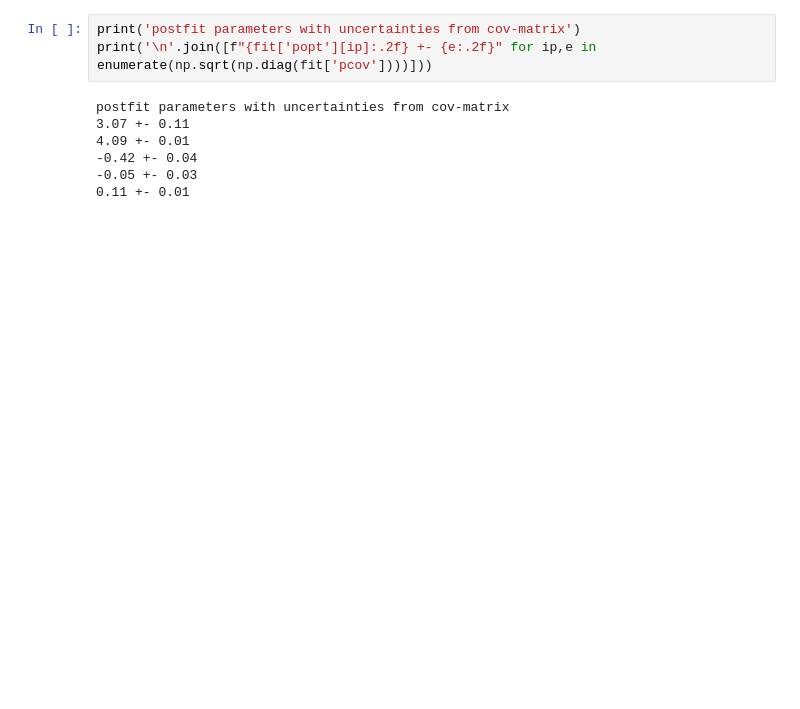
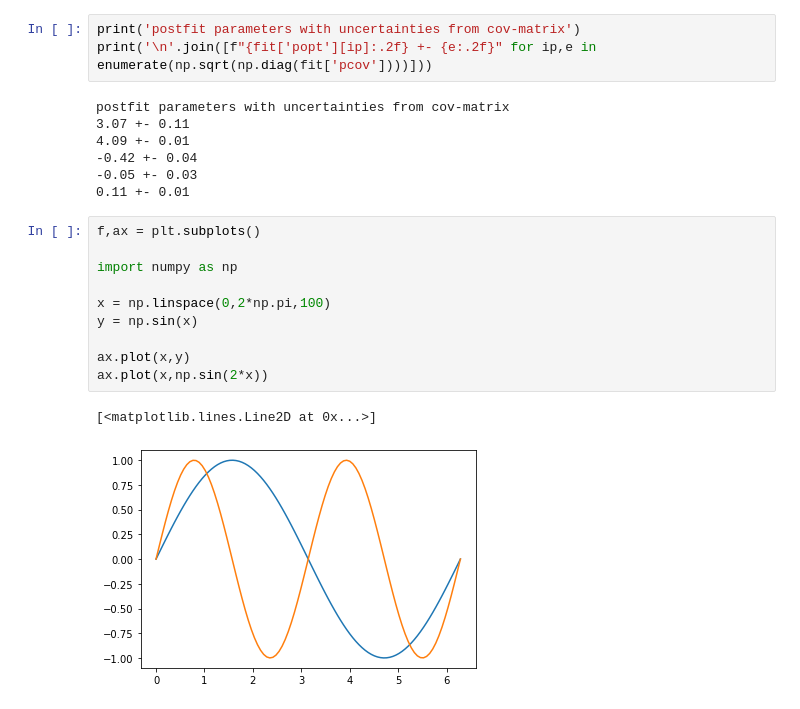
Before and after one commit to stalbrec/PPTPi, a Jupyter notebook: notebooks/Pendel.ipynb, the cells around one changed output. Cells and saved outputs as stored; diff of their text form; blank space fills up the shorter version.

```diff
--- a/notebooks/Pendel.ipynb
+++ b/notebooks/Pendel.ipynb
@@ -126,3 +141,16 @@ postfit parameters with uncertainties from cov-matrix
 -0.42 +- 0.04
 -0.05 +- 0.03
 0.11 +- 0.01
+# %%
+f,ax = plt.subplots()
+
+import numpy as np
+
+x = np.linspace(0,2*np.pi,100)
+y = np.sin(x)
+
+ax.plot(x,y)
+ax.plot(x,np.sin(2*x))
+# %% [output]
+[<matplotlib.lines.Line2D at 0x...>]
+[figure, added]
```
Also changed, not shown: parts of 8 cells of this notebook, 5 other files.
